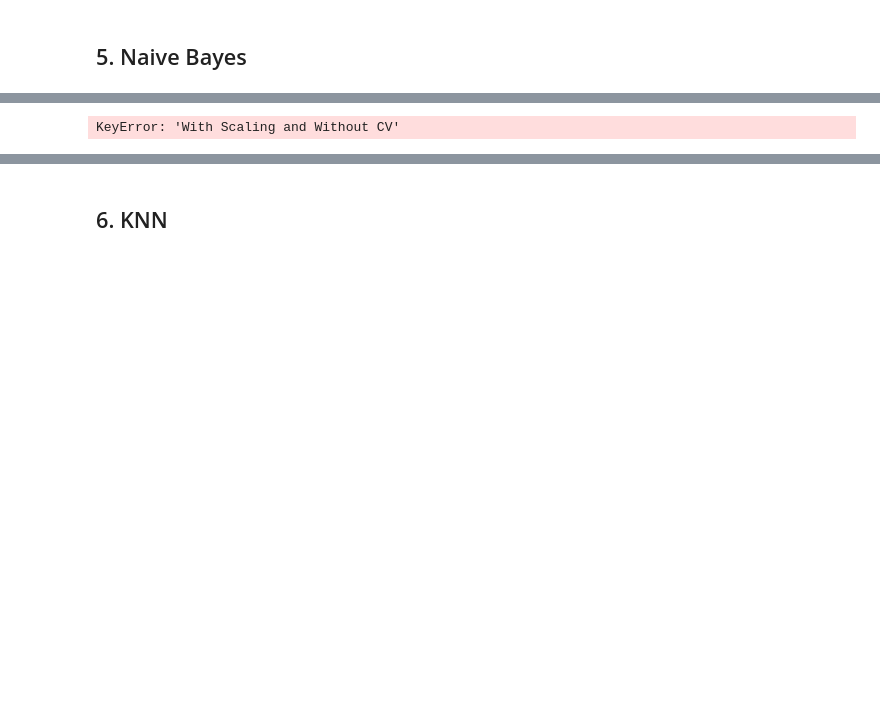
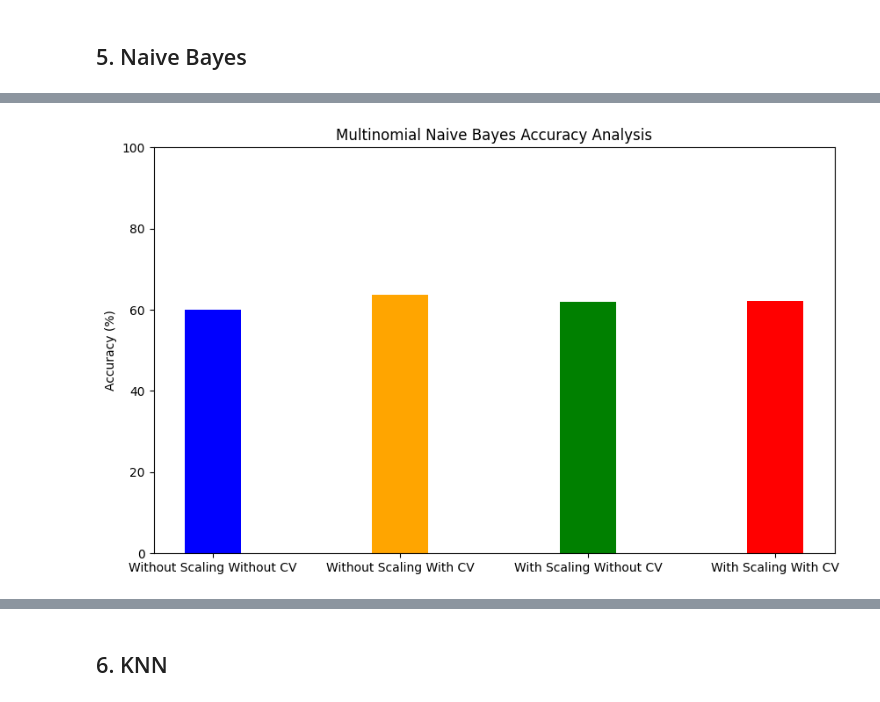
Before and after one commit to CaptainDevon/SRM-MINOR-PROJECT, a Jupyter notebook: PlacementPredictorUsingMachineLearning.ipynb, the cells around one changed output, grey strips where cells are left out. Saved outputs shown, nothing was run; the diff lists cells and outputs as text; code cells hidden in the pictures; blank space fills up the shorter version.

```diff
--- a/PlacementPredictorUsingMachineLearning.ipynb
+++ b/PlacementPredictorUsingMachineLearning.ipynb
@@ -632,21 +639,21 @@ With Scaling and With CV:  61.898398
 # %%
 labels = ['Without Scaling Without CV', 'Without Scaling With CV', 'With Scaling Without CV', 'With Scaling With CV']
 
-accuracy_values = [comparativeStudyTable.loc[5, 'Without Scaling and Without CV'],comparativeStudyTable.loc[5, 'Without Scaling and With CV'],comparativeStudyTable.loc[5,'With Scaling and Without CV'],comparativeStudyTable.loc[5,'With Scaling and Without CV']]
+accuracy_values = [comparativeStudyTable.loc[5, 'Without Scaling and Without CV'],comparativeStudyTable.loc[5, 'Without Scaling and With CV'],comparativeStudyTable.loc[5,'With Scaling Without CV'],comparativeStudyTable.loc[5,'With Scaling and With CV']]
 
 plt.figure(figsize=(10, 6))
 bars = plt.bar(labels, accuracy_values, color=['blue', 'orange', 'green', 'red'],width=0.3)
 
 plt.title('Multinomial Naive Bayes Accuracy Analysis')
 plt.ylabel('Accuracy (%)')
 
 for bar in bars:
     yval = bar.get_height()
 
 plt.ylim(0, 100)
 plt.show()
 # %% [output]
-KeyError: 'With Scaling and Without CV'
+[figure, added]
 # %%
 from sklearn.naive_bayes import BernoulliNB
 classifier = BernoulliNB()
```
Also changed, not shown: parts of 27 cells of this notebook.
